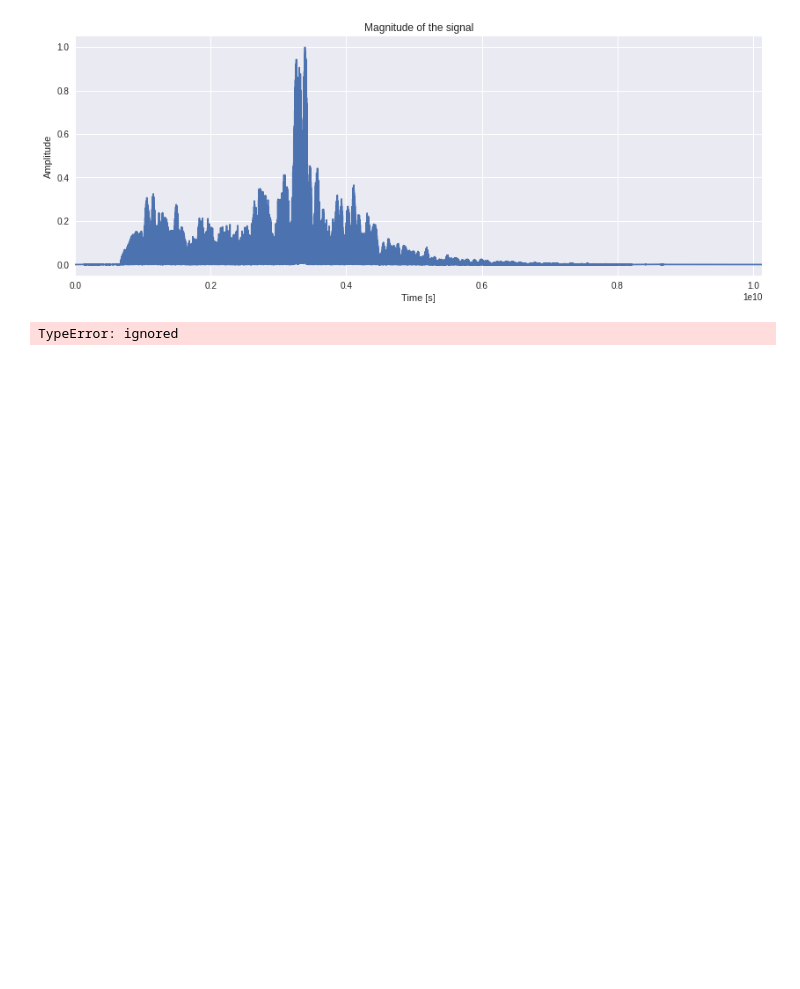
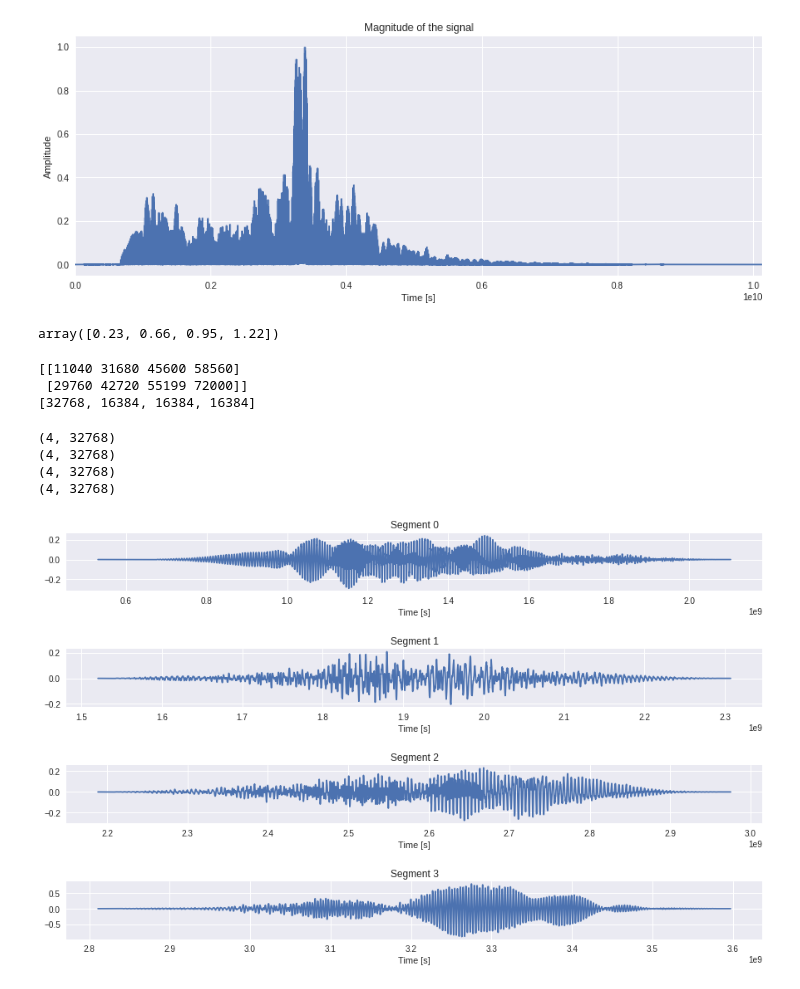
Before and after one commit to PaoloSani/SASP-Project, a Jupyter notebook: Speech_dereverberation_using_Cepstrum_alanysis.ipynb, the cells around one changed output. Saved outputs shown, nothing was run; the diff lists cells and outputs as text; code cells hidden in the pictures; blank space fills up the shorter version.

Commit message:
Second part completed. Missing a few TODOs

```diff
--- a/Speech_dereverberation_using_Cepstrum_alanysis.ipynb
+++ b/Speech_dereverberation_using_Cepstrum_alanysis.ipynb
@@ -110,23 +110,62 @@ plt.autoscale(enable=True, axis= 'x', tight =True)
 [figure]
 # %%
 # SEGMENTATION by eye
-segments = [[0.23, 0.62],
+segments = np.vstack([[0.23, 0.62],
             [0.66, 0.89],
             [0.95, 1.15],
-            [1.22, 1.5]]
+            [1.22, 1.5]])
+segments[:,0]
+# %% [output]
+array([0.23, 0.66, 0.95, 1.22])
-# %%
-# limits_idx = zeros(4,2);
-# [~,start_idx] = min(abs(time_axis - segments(:,1)),[],2);
-# [~,stop_idx] = min(abs(time_axis - segments(:,2)),[],2);
-# limits_idx(:,1) = start_idx; limits_idx(:,2) = stop_idx;
-
-# durations = diff(limits_idx,1,2)
-# durations = 2.^nextpow2(durations)
-# max_frame_size = max(durations);
-# frames = zeros(4,max_frame_size);
-# limits_idx(:,2) = limits_idx(:,1) + durations;
-
-limits_idx = np.zeros((4,2))
-start_idx = np.argmin( (np.abs((t_instants-segments[:,0])) ),axis = 1)
-# %% [output]
-TypeError: ignored
+# %%
+# auxiliary function
+def nextpow2(i):
+    n = 1
+    while n < i: n *= 2
+    return n
+# %%
+limits_idx = np.zeros((4,2))
+
+start_idx = (segments[:,0]*Fs).astype(int)
+stop_idx = (segments[:,1]*Fs).astype(int)
+limits_idx = np.vstack([start_idx, stop_idx])
+print(limits_idx)
+
+durations = (limits_idx[1,:] - limits_idx[0,:])
+
+durations = list(map(nextpow2, durations))
+print(durations)
+
+max_frame_size = np.max(durations);
+
+frames = np.zeros((4,max_frame_size));
+limits_idx[1,:] = limits_idx[0,:] + durations;
+# %% [output]
+[[11040 31680 45600 58560]
+ [29760 42720 55199 72000]]
+[32768, 16384, 16384, 16384]
+# %%
+plt.figure(figsize=(15,9))
+for i in range(len(segments)):
+  plt.subplot(4,1,i+1);
+
+  t = t_instants[limits_idx[0,i] : limits_idx[1,i]];
+  frame = signal[limits_idx[0,i] : limits_idx[1,i]];
+  print(frames.shape)
+  frames[i, 0:durations[i]] = frame;
+
+  win = np.hanning(frame.shape[0])
+  frame = win*frame
+  # TODO: exponential window + exponential weighting
+
+  plt.plot(t, frame)
+  plt.xlabel('Time [s]')
+  plt.title('Segment {}' .format(i))
+  plt.subplots_adjust(hspace=1)
+  plt.subplots_adjust(wspace = 0.5)
+# %% [output]
+(4, 32768)
+(4, 32768)
+(4, 32768)
+(4, 32768)
+[figure, added]
```
Also changed, not shown: parts of 2 cells of this notebook.
